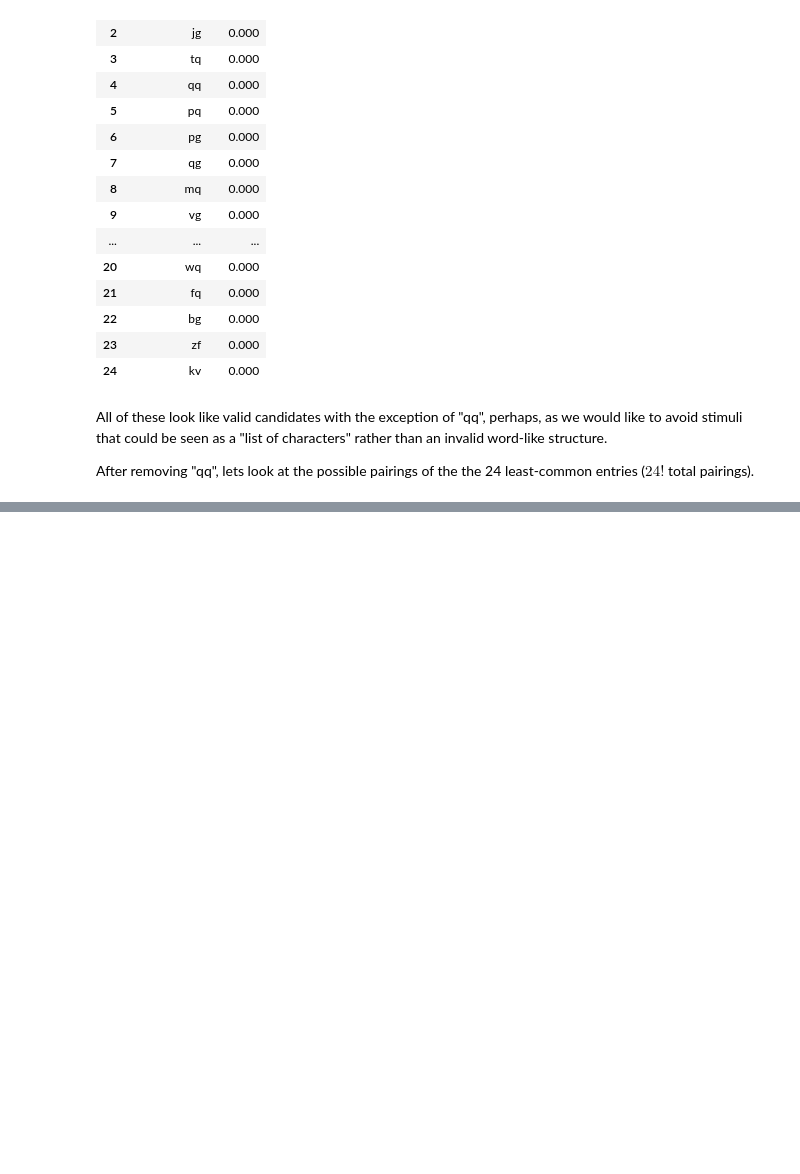
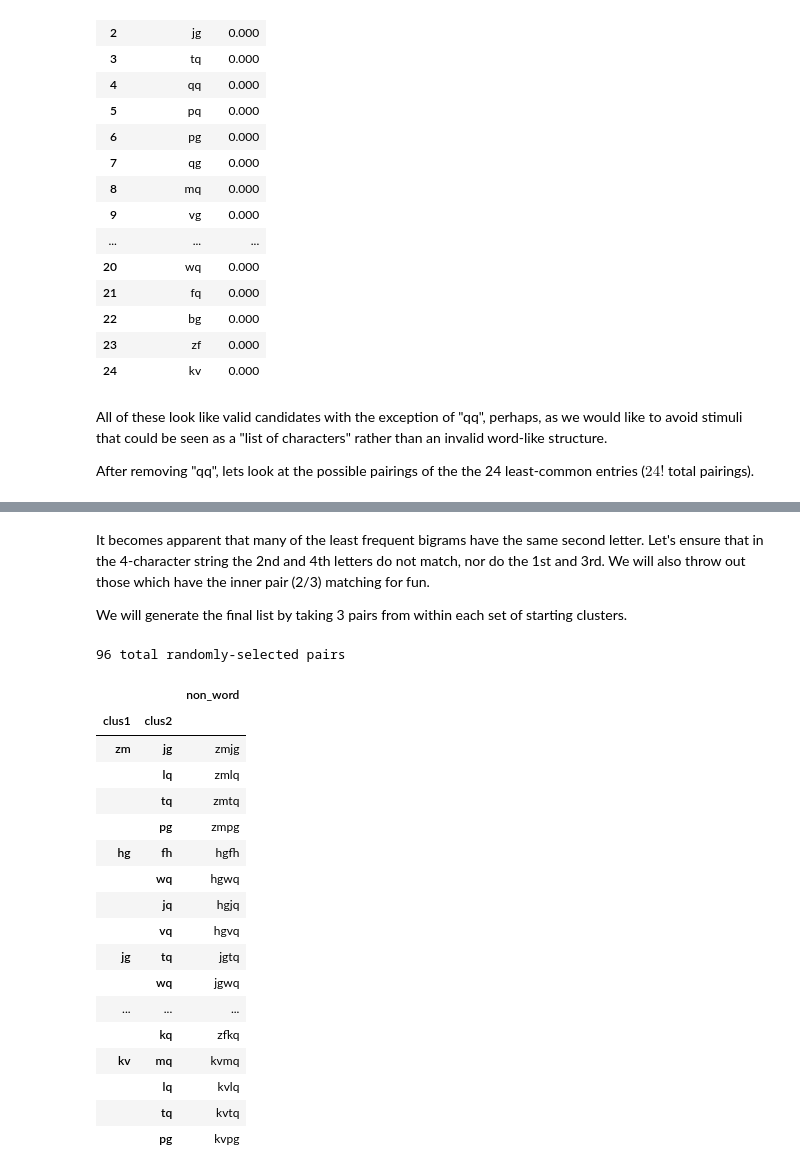
Before and after one commit to neurolingo-lab/language-intermodulation, a Jupyter notebook: notebooks/check_ngrams.ipynb, the cells around one changed output, grey strips where cells are left out. Saved outputs shown, nothing was run; the diff lists cells and outputs as text; code cells hidden in the pictures; blank space fills up the shorter version.

```diff
--- a/notebooks/check_ngrams.ipynb
+++ b/notebooks/check_ngrams.ipynb
@@ -350,0 +346,48 @@ numpairs =
+# %% [markdown]
+It becomes apparent that many of the least frequent bigrams have the same second letter. Let's ensure that in the 4-character string the 2nd and 4th letters do not match, nor do the 1st and 3rd. We will also throw out those which have the inner pair (2/3) matching for fun.
+
+We will generate the final list by taking 3 pairs from within each set of starting clusters.
+# %%
+N_PAIRS = 4
+
+
+def matching_letters(s):
+    return (s[0] == s[2]) | (s[1] == s[3]) | (s[1] == s[2])
+
+
+mask = dibigrams["non_word"].apply(matching_letters)
+final_dibigrams = dibigrams[~mask].copy()
+
+rng = np.random.default_rng(0)
+select_idx = np.zeros((N_PAIRS * len(pairclusters), 2), dtype=np.dtypes.StrDType)
+select_idx[:, 0] = np.repeat(pairclusters, N_PAIRS)
+for i, clus in enumerate(pairclusters):
+    start = i * N_PAIRS
+    stop = start + N_PAIRS
+    clus_options = final_dibigrams.loc[clus, :].reset_index()["clus2"].values
+    select_idx[start:stop, 1] = rng.choice(clus_options, N_PAIRS, replace=False)
+
+rand_dbg = final_dibigrams.loc[[tuple(row) for row in select_idx]]
+rand_dbg.to_csv(datapath / "cons_clust_final_candidates.csv")
+print(f"{len(select_idx)} total randomly-selected pairs")
+display(rand_dbg)
+# %% [output]
+96 total randomly-selected pairs
+|  |  | non_word |
+| clus1 | clus2 |  |
+| zm | jg | zmjg |
+|  | lq | zmlq |
+|  | tq | zmtq |
+|  | pg | zmpg |
+| hg | fh | hgfh |
+|  | wq | hgwq |
+|  | jq | hgjq |
+|  | vq | hgvq |
+| jg | tq | jgtq |
+|  | wq | jgwq |
+| ... | ... | ... |
+|  | kq | zfkq |
+| kv | mq | kvmq |
+|  | lq | kvlq |
+|  | tq | kvtq |
+|  | pg | kvpg |
```
Also changed, not shown: parts of 3 cells of this notebook.
